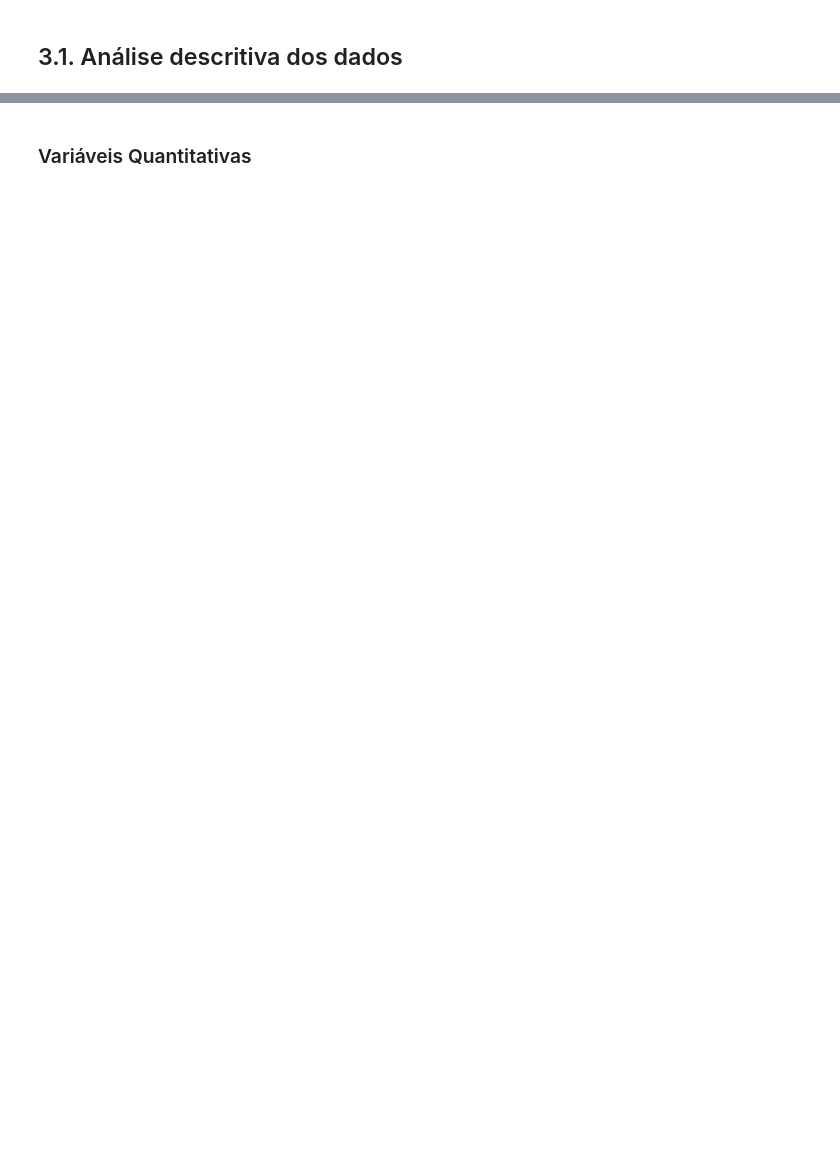
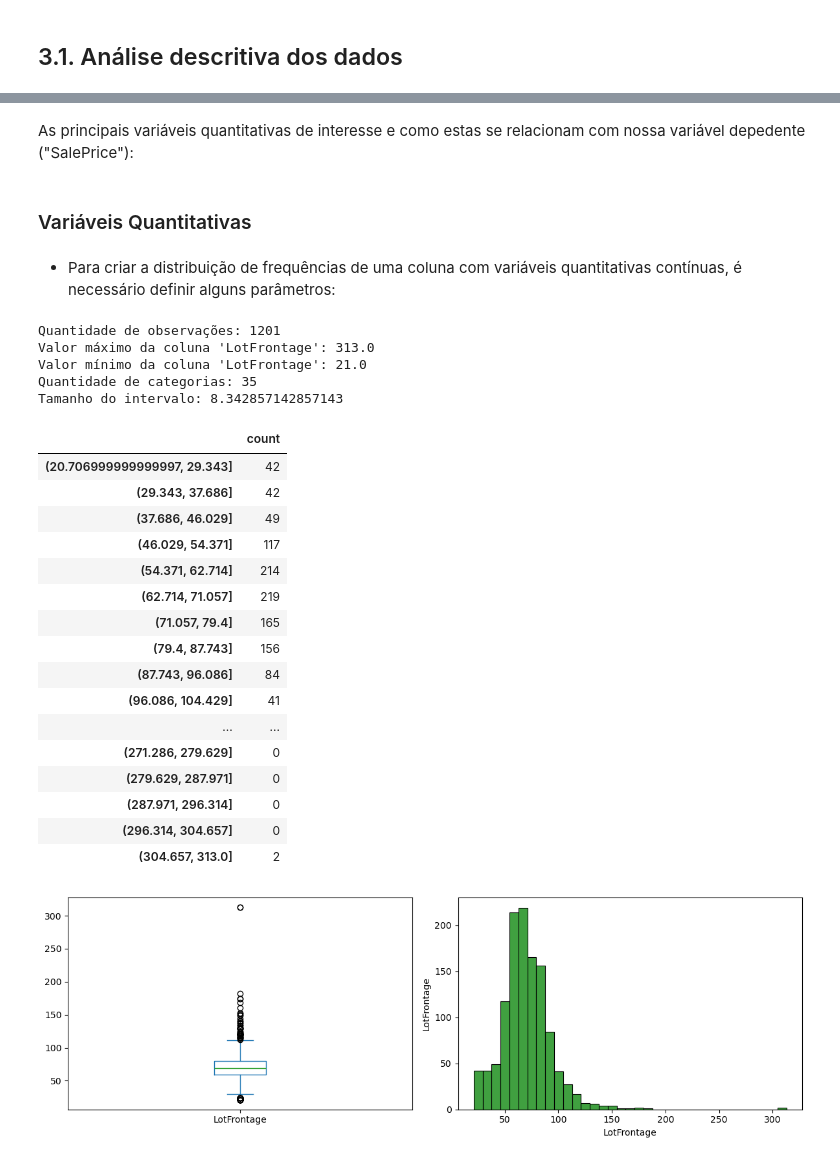
Before and after one commit to Cauaxavier/projeto-ti, a Jupyter notebook: main.ipynb, the cells around one changed output, grey strips where cells are left out. Saved outputs shown, nothing was run; the diff lists cells and outputs as text; code cells hidden in the pictures; blank space fills up the shorter version.

```diff
--- a/main.ipynb
+++ b/main.ipynb
@@ -22,3 +23,18 @@ import matplotlib.pyplot as plt
+# %%
+def histograma(dataFrame, nomeVariavel, qntdCategorias):
+    distribuicaoDeFrequencia(dataFrame, nomeVariavel, qntdCategorias)
+    fig, axs = plt.subplots(1, 2, figsize=(12, 4))
+    dataFrame[nomeVariavel].plot(kind='box', ax=axs[0], title='')
+    sn.histplot(dataFrame[nomeVariavel], color='green', bins=qntdCategorias, ax=axs[1])
+    axs[1].set_ylabel(nomeVariavel)
+    plt.tight_layout()
+    plt.show()
+
+def distribuicaoDeFrequencia(dataFrame, nomeVariavel, qntdCategorias):
+    coluna = dataFrame[nomeVariavel]
+    frequencia = coluna.value_counts(bins=qntdCategorias,
+                            sort=False)
+    display(pd.DataFrame(frequencia))
 # %% [markdown]
 # 3. Pré-processamento
 # %% [markdown]
@@ -44,0 +121,7 @@ dadosTreino.head(5)
+# %%
+pd.set_option('display.max_rows',20)
+
+dadosTemporário = dadosTreino.select_dtypes(include=['int64', 'float64'])
+
+correlacaoMatriz = dadosTemporário.corr()
+correlacaoMatriz["SalePrice"].sort_values(ascending=False).head(10)
@@ -45,2 +140,54 @@ dadosTreino.head(5)
+# %% [markdown]
+As principais variáveis quantitativas de interesse e como estas se relacionam com nossa variável depedente ("SalePrice"):
 # %% [markdown]
 ### Variáveis Quantitativas
+# %% [markdown]
+- Para criar a distribuição de frequências de uma coluna com variáveis quantitativas contínuas, é necessário definir alguns parâmetros:
+# %%
+numeroElementos = dadosTreino['LotFrontage'].notna().sum()
+
+print(f"Quantidade de observações: {numeroElementos}")
+
+LotFrontageMaximo = dadosTreino['LotFrontage'].max()
+print(f"Valor máximo da coluna 'LotFrontage': {LotFrontageMaximo}")
+
+LotFrontageMinimo = dadosTreino['LotFrontage'].min()
+print(f"Valor mínimo da coluna 'LotFrontage': {LotFrontageMinimo}")
+
+raizQuadrada = math.sqrt(numeroElementos)
+numeroCategorias = round(raizQuadrada)
+
+print(f"Quantidade de categorias: {numeroCategorias}")
+
+tamanhoIntervalo = (LotFrontageMaximo - LotFrontageMinimo) / numeroCategorias
+
+print(f"Tamanho do intervalo: {tamanhoIntervalo}")
+# %% [output]
+Quantidade de observações: 1201
+Valor máximo da coluna 'LotFrontage': 313.0
+Valor mínimo da coluna 'LotFrontage': 21.0
+Quantidade de categorias: 35
+Tamanho do intervalo: 8.342857142857143
+# %%
+pd.set_option('display.max_rows', 35)
+
+histograma(dadosTreino, "LotFrontage", 35)
+# %% [output]
+|  | count |
+| (20.706999999999997, 29.343] | 42 |
+| (29.343, 37.686] | 42 |
+| (37.686, 46.029] | 49 |
+| (46.029, 54.371] | 117 |
+| (54.371, 62.714] | 214 |
+| (62.714, 71.057] | 219 |
+| (71.057, 79.4] | 165 |
+| (79.4, 87.743] | 156 |
+| (87.743, 96.086] | 84 |
+| (96.086, 104.429] | 41 |
+| ... | ... |
+| (271.286, 279.629] | 0 |
+| (279.629, 287.971] | 0 |
+| (287.971, 296.314] | 0 |
+| (296.314, 304.657] | 0 |
+| (304.657, 313.0] | 2 |
+[figure, added]
```
Also changed, not shown: parts of 12 cells of this notebook, 4 other files.
